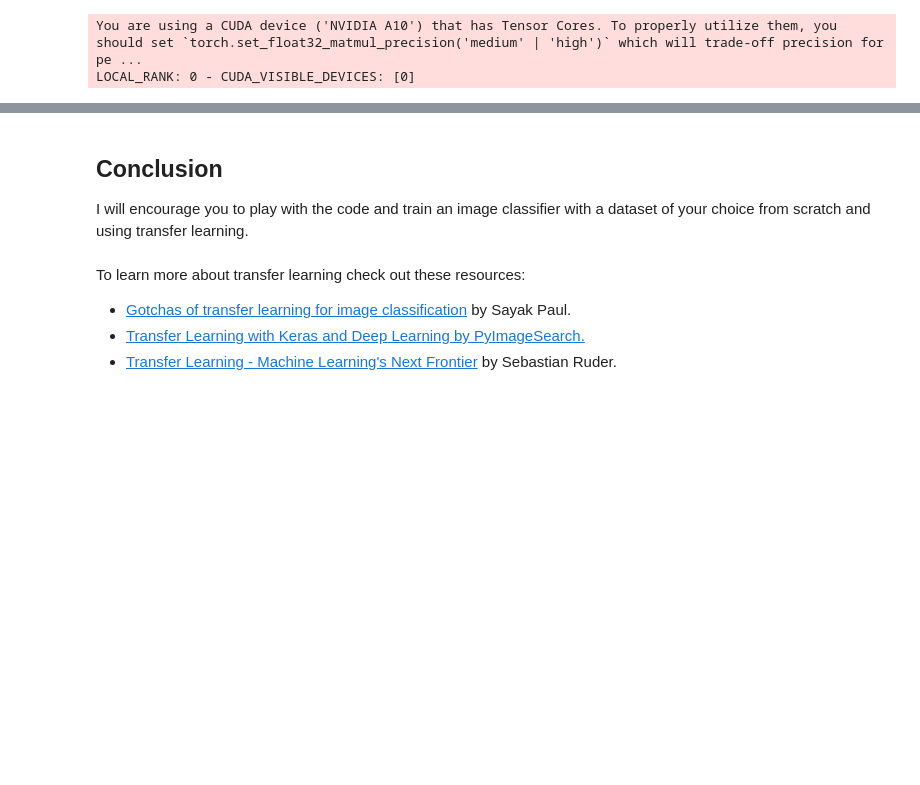
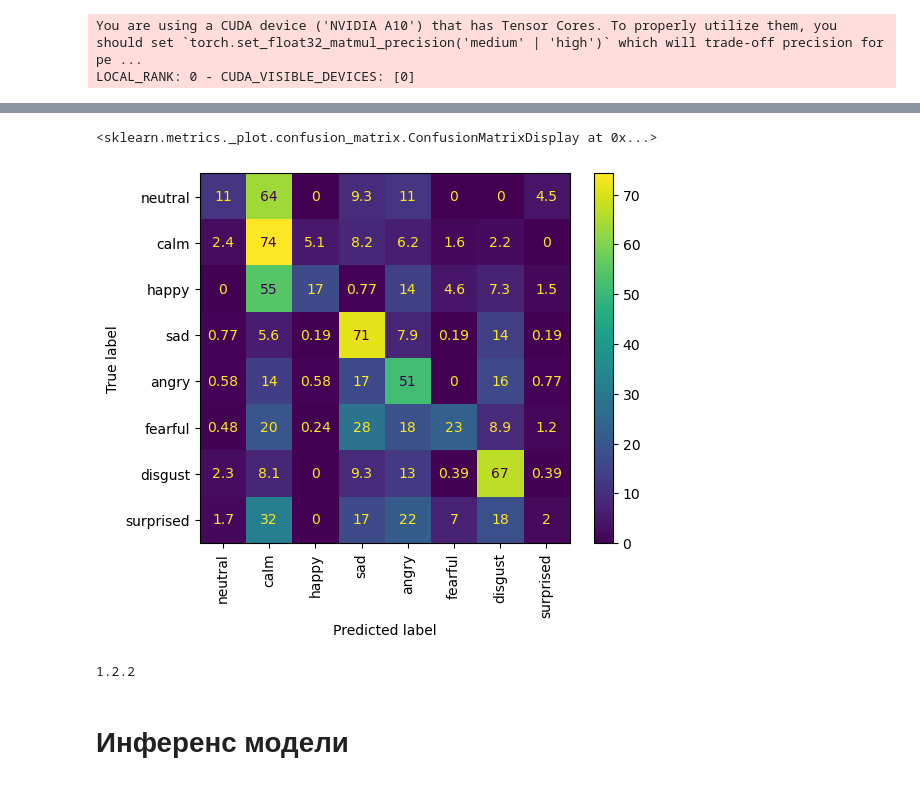
Before and after one commit to medphisiker/emotion_rec, a Jupyter notebook: face_emotion_classifier.ipynb, the cells around one changed output, grey strips where cells are left out. Saved outputs shown, nothing was run; the diff lists cells and outputs as text; code cells hidden in the pictures; blank space fills up the shorter version.

```diff
--- a/face_emotion_classifier.ipynb
+++ b/face_emotion_classifier.ipynb
@@ -768,7 +728,0 @@ LOCAL_RANK: 0 - CUDA_VISIBLE_DEVICES: [0]
-# %%
-y_preds = []
-for sublist in preds:
-    for item in sublist:
-        y_preds.append(item[0])
-
-y_preds = np.array(y_preds)
@@ -822,9 +729,21 @@ submission.to_csv(submission_path, index=False)
-# %% [markdown]
-## Conclusion
-
-I will encourage you to play with the code and train an image classifier with a dataset of your choice from scratch and using transfer learning.
-# %% [markdown]
-To learn more about transfer learning check out these resources:
-- [Gotchas of transfer learning for image classification](https://docs.google.com/presentation/d/1s29WOQoQvBD5KoPUzE5TPcavjqno8ZgnZaSljHGGHVU/edit?usp=sharing) by Sayak Paul.
-- [Transfer Learning with Keras and Deep Learning by PyImageSearch.](https://www.pyimagesearch.com/2019/05/20/transfer-learning-with-keras-and-deep-learning/)
-- [Transfer Learning - Machine Learning's Next Frontier](https://ruder.io/transfer-learning/) by Sebastian Ruder.
+# %%
+from sklearn.metrics import confusion_matrix, ConfusionMatrixDisplay
+
+cm = confusion_matrix(y_true, y_preds, normalize='true')
+# %%
+cm = np.round((cm * 100), 2)
+# %%
+class_labels = ['neutral', 'calm', 'happy', 'sad', 'angry', 'fearful', 'disgust', 'surprised']
+# %%
+ConfusionMatrixDisplay(cm, display_labels=class_labels).plot(xticks_rotation='vertical')
+# %% [output]
+<sklearn.metrics._plot.confusion_matrix.ConfusionMatrixDisplay at 0x...>
+[figure, added]
+# %%
+import sklearn
+
+print(sklearn.__version__)
+# %% [output]
+1.2.2
+# %% [markdown]
+# Инференс модели
```
Also changed, not shown: parts of 42 cells of this notebook.
